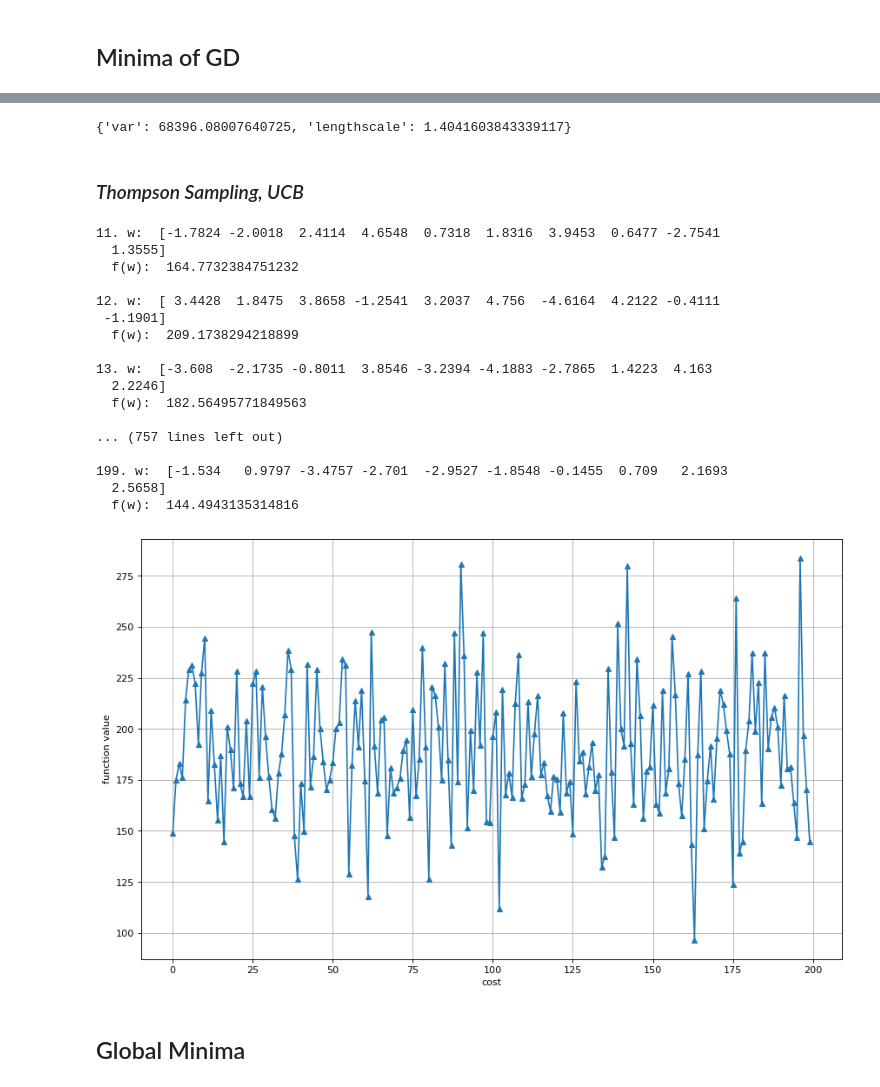
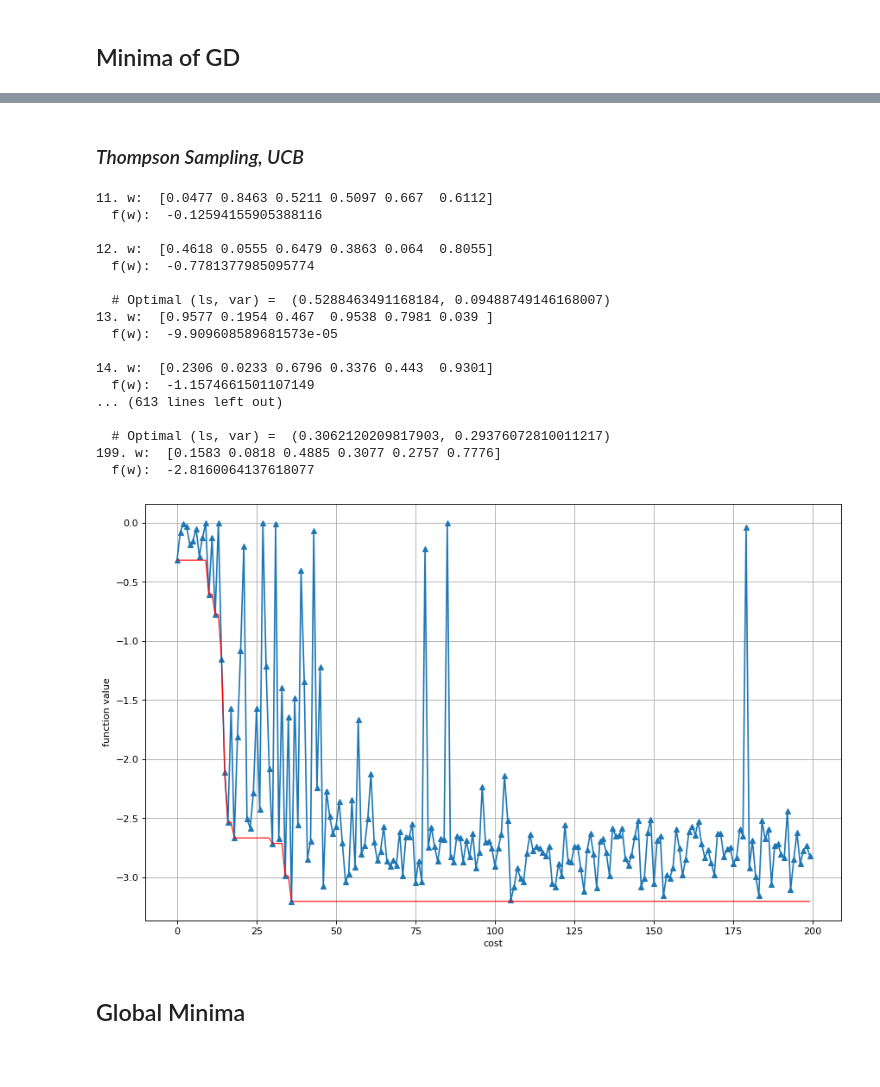
Before and after one commit to Mad97dong/gp, a Jupyter notebook: Code/Md.ipynb, the cells around one changed output, grey strips where cells are left out. Drawn from its saved outputs; the diff is of its cells as text; code cells hidden in the pictures; blank space fills up the shorter version.

```diff
--- a/Code/Md.ipynb
+++ b/Code/Md.ipynb
@@ -470,7 +421,3 @@ gp.X[np.argmin(gp.y)], np.min(gp.y), np.argmin(gp.y)
-# %%
-gp.get_hyper()
-# %% [output]
-{'var': 68396.08007640725, 'lengthscale': 1.4041603843339117}
 # %%
 # # only for backtracking
 # pl.figure(figsize=(10, 6), dpi=80)
@@ -500,35 +447,9 @@ history = [(w, f(w)) for w in X]
 # %%
 cost = setup + warmup
 while cost < MAX:
-    # posterior of GP given gp.X, gp.y
-    mu, covar = gp.posterior(Grid)
-    mu = np.squeeze(mu)
-    s = np.sqrt(np.diag(covar))
-
-    # posterior of GP derivative given gp.X, gp.y
-    # partial x1
-#     gp.set_p(0)
-#     mu_grad_1, covar_grad_1 = gp.posterior_grad(Grid)
-#     mu_grad_1 = np.squeeze(mu_grad_1)
-#     s_grad_1 = np.sqrt(np.diag(covar_grad_1))
-
-#     # partial x2
-#     gp.set_p(1)
-#     mu_grad_2, covar_grad_2 = gp.posterior_grad(Grid)
-#     mu_grad_2 = np.squeeze(mu_grad_2)
-#     s_grad_2 = np.sqrt(np.diag(covar_grad_2))
 
     # 1. Thompson Sampling
-    n_Grid = 10000
-    seed = np.random.randint(int(1e6))
-    sobol = SobolEngine(dim, scramble=True, seed=seed)
-    Grid = np.array(sobol.draw(n_Grid))
-    Grid = from_unit_cube(Grid, lb, ub)
-    L = np.linalg.cholesky(covar + 1e-6*np.eye(n_Grid)) # LL^T = Sigma (posterior covariance)
-    f_post = mu.reshape(-1,1) + np.dot(L, np.random.normal(size=(n_Grid, 1)))
-    arg_min = np.argmin(f_post)
-    w = Grid[arg_min]
-
+    w = gp.Thompson_sample(n_mesh=4000)
     # 2. GP_UCB
 #     b = np.log(cost)
 #     arg_min = np.argmin(mu.reshape(-1,1) - np.sqrt(b)*s.reshape(-1, 1)) # discrete version
@@ -538,6 +459,8 @@ while cost < MAX:
     if is_new(w, gp.X) == False:
         print('visit before, ignore ', w)
         continue
+
+
 
 
 #     fig, ((ax1, ax2), (ax3, ax4), (ax5, ax6)) = pl.subplots(3, 2, figsize=(24, 21))
@@ -595,38 +518,39 @@ while cost < MAX:
     history.append( (w, f(w)) )
     gp.add_data(w.reshape(1, dim), f(w))
 
-    if cost % 10 == 0:
+    if cost % 3 == 0:
         ls, var = gp.optimize()
         gp.set_hyper(ls, var)
         print('  # Optimal (ls, var) = ', (ls, var))
     gp.fit()
     cost += 1
 # %% [output]
-11. w:  [-1.7824 -2.0018  2.4114  4.6548  0.7318  1.8316  3.9453  0.6477 -2.7541
-  1.3555]
-  f(w):  164.7732384751232
+11. w:  [0.0477 0.8463 0.5211 0.5097 0.667  0.6112]
+  f(w):  -0.12594155905388116
 
-12. w:  [ 3.4428  1.8475  3.8658 -1.2541  3.2037  4.756  -4.6164  4.2122 -0.4111
- -1.1901]
-  f(w):  209.1738294218899
+12. w:  [0.4618 0.0555 0.6479 0.3863 0.064  0.8055]
+  f(w):  -0.7781377985095774
 
-13. w:  [-3.608  -2.1735 -0.8011  3.8546 -3.2394 -4.1883 -2.7865  1.4223  4.163
-  2.2246]
-  f(w):  182.56495771849563
+  # Optimal (ls, var) =  (0.5288463491168184, 0.09488749146168007)
+13. w:  [0.9577 0.1954 0.467  0.9538 0.7981 0.039 ]
+  f(w):  -9.909608589681573e-05
 
-... (757 lines left out)
+14. w:  [0.2306 0.0233 0.6796 0.3376 0.443  0.9301]
+  f(w):  -1.1574661501107149
+... (613 lines left out)
 
-199. w:  [-1.534   0.9797 -3.4757 -2.701  -2.9527 -1.8548 -0.1455  0.709   2.1693
-  2.5658]
-  f(w):  144.4943135314816
+  # Optimal (ls, var) =  (0.3062120209817903, 0.29376072810011217)
+199. w:  [0.1583 0.0818 0.4885 0.3077 0.2757 0.7776]
+  f(w):  -2.8160064137618077
 # %%
 pl.figure(figsize=(13, 8), dpi=80)
 pl.plot(np.squeeze(np.array(history)[:, 1]), "-^")
+pl.plot(np.minimum.accumulate(np.array(history)[:, 1]), 'r', lw=1)
 pl.xlabel("cost")
 pl.ylabel("function value")
 pl.grid(True)
 # %% [output]
-[figure, old version]
+[figure, new version]
 # %% [markdown]
 ## Global Minima
 # %%
```
Also changed, not shown: parts of 16 cells of this notebook, 6 other files.
